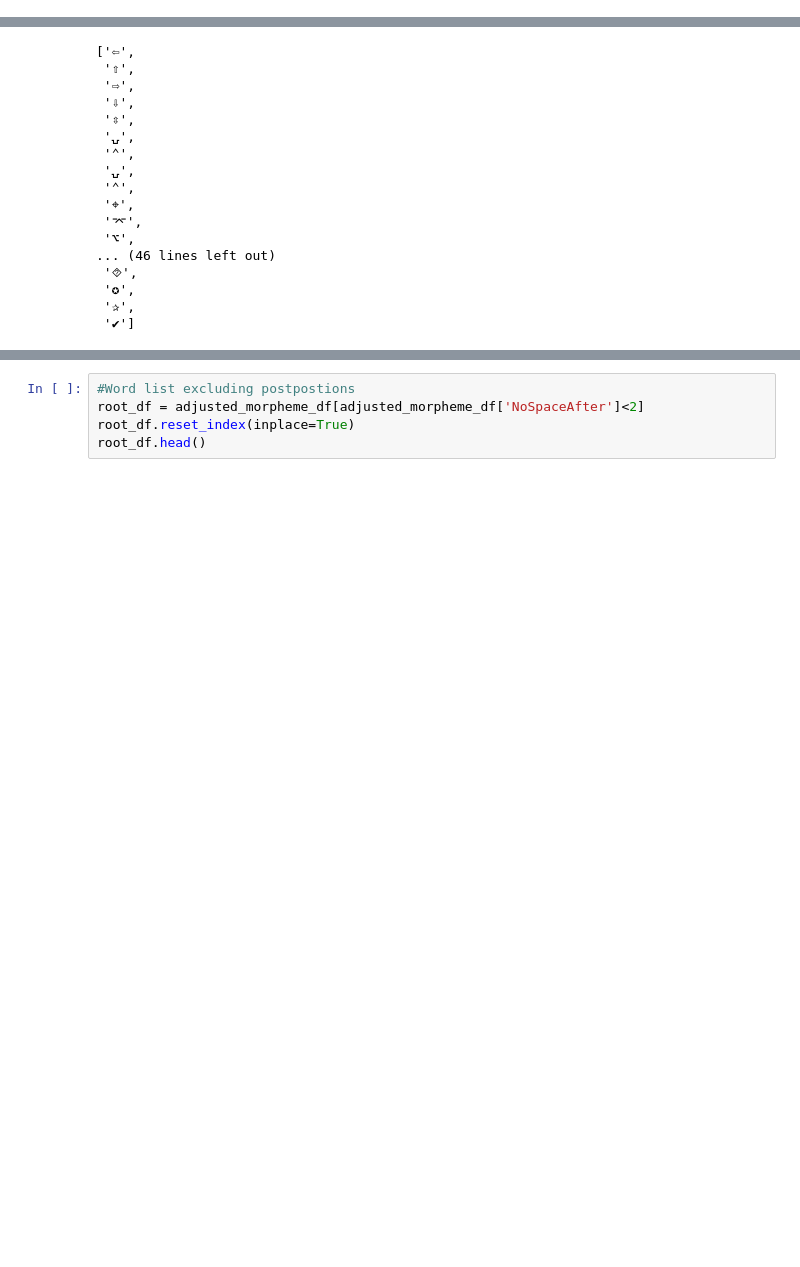
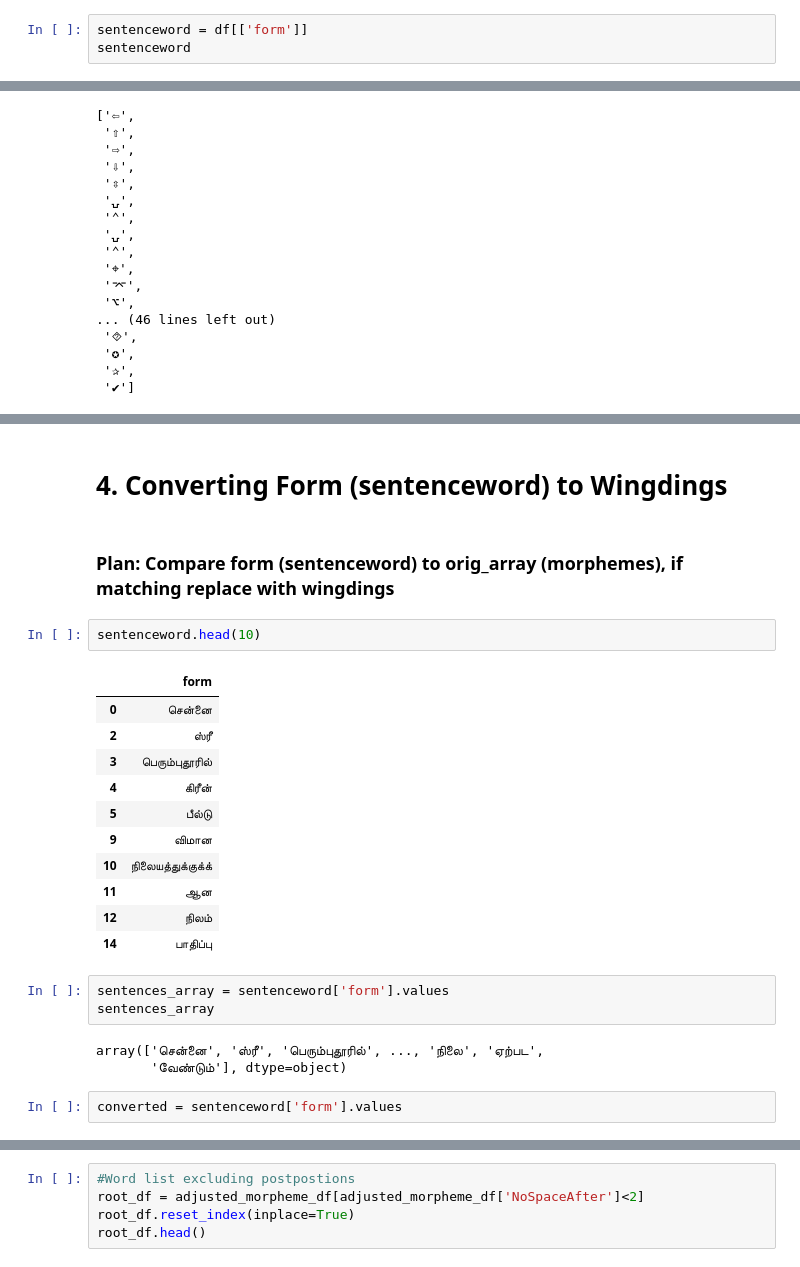
Before and after one commit to Kee2u/Deciphering_the_Indus_Valley_Script, a Jupyter notebook: Tamil_Morpheme_List-logosyllabic.ipynb, the cells around one changed output, grey strips where cells are left out. Cells and saved outputs as stored; diff of their text form; blank space fills up the shorter version.

Commit message:
Adding wingding converted words

```diff
--- a/Tamil_Morpheme_List-logosyllabic.ipynb
+++ b/Tamil_Morpheme_List-logosyllabic.ipynb
@@ -63,0 +66,3 @@ df.head(10)
+# %%
+sentenceword = df[['form']]
+sentenceword
@@ -367,0 +397,26 @@ sentence2
+# %% [markdown]
+# 4. Converting Form (sentenceword) to Wingdings
+# %% [markdown]
+### Plan: Compare form (sentenceword) to orig_array (morphemes), if matching replace with wingdings
+# %%
+sentenceword.head(10)
+# %% [output]
+|  | form |
+| 0 | சென்னை |
+| 2 | ஸ்ரீ |
+| 3 | பெரும்புதூரில் |
+| 4 | கிரீன் |
+| 5 | பீல்டு |
+| 9 | விமான |
+| 10 | நிலையத்துக்குக்க் |
+| 11 | ஆன |
+| 12 | நிலம் |
+| 14 | பாதிப்பு |
+# %%
+sentences_array = sentenceword['form'].values
+sentences_array
+# %% [output]
+array(['சென்னை', 'ஸ்ரீ', 'பெரும்புதூரில்', ..., 'நிலை', 'ஏற்பட',
+       'வேண்டும்'], dtype=object)
+# %%
+converted = sentenceword['form'].values
```
Also changed, not shown: parts of 19 cells of this notebook.
